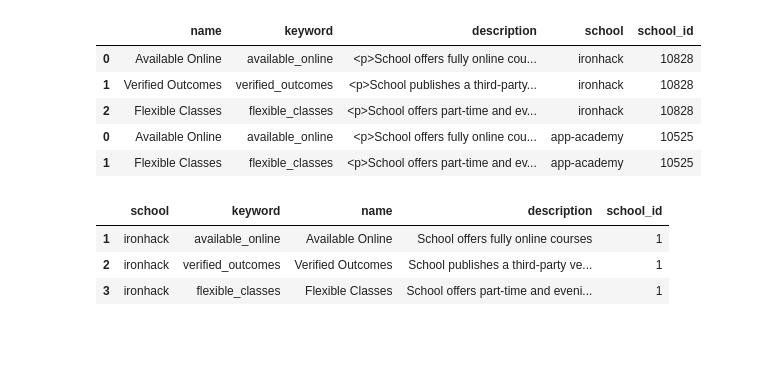
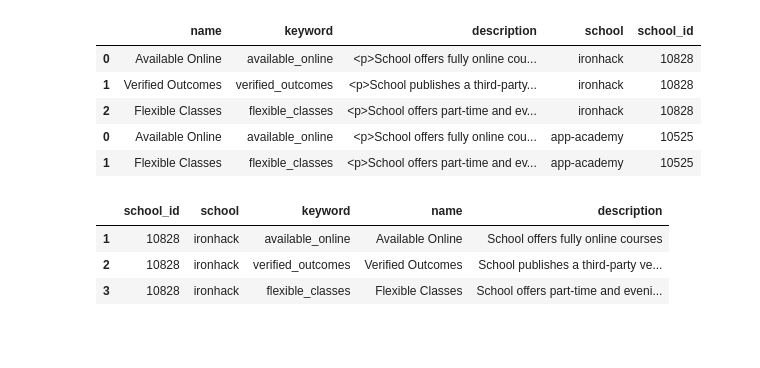
Before and after one commit to preeyasinghc/SQL-Project, a Jupyter notebook: notebooks/switchup_scraper-edited.ipynb, the cells around one changed output. Drawn from its saved outputs; the diff is of its cells as text; code cells hidden in the pictures.

```diff
--- a/notebooks/switchup_scraper-edited.ipynb
+++ b/notebooks/switchup_scraper-edited.ipynb
@@ -293,20 +289,18 @@ badges.head()
 # %%
 ### BADGES Data cleaning ###
 
-badges = badges[['school','keyword', 'name','description']].copy()
-schools['school_id'] = schools.index
-badges = badges.merge(schools[['school', 'school_id']], on = ['school'])
+badges = badges[['school_id','school','keyword', 'name','description']].copy()
 badges['description'] = badges['description'].str.replace(r'(?<=<).*?(?=>)', '', regex = True)
 badges['description'] = badges['description'].str.replace('<>', '', regex = True)
 badges.reset_index(inplace = True, drop = True)
 badges.index += 1
 
 badges.head(3)
 # %% [output]
-|  | school | keyword | name | description | school_id |
-| 1 | ironhack | available_online | Available Online | School offers fully online courses | 1 |
-| 2 | ironhack | verified_outcomes | Verified Outcomes | School publishes a third-party ve... | 1 |
-| 3 | ironhack | flexible_classes | Flexible Classes | School offers part-time and eveni... | 1 |
+|  | school_id | school | keyword | name | description |
+| 1 | 10828 | ironhack | available_online | Available Online | School offers fully online courses |
+| 2 | 10828 | ironhack | verified_outcomes | Verified Outcomes | School publishes a third-party ve... |
+| 3 | 10828 | ironhack | flexible_classes | Flexible Classes | School offers part-time and eveni... |
 # %% [markdown]
 #
 # %% [markdown]
```
Also changed, not shown: parts of 4 cells of this notebook.
